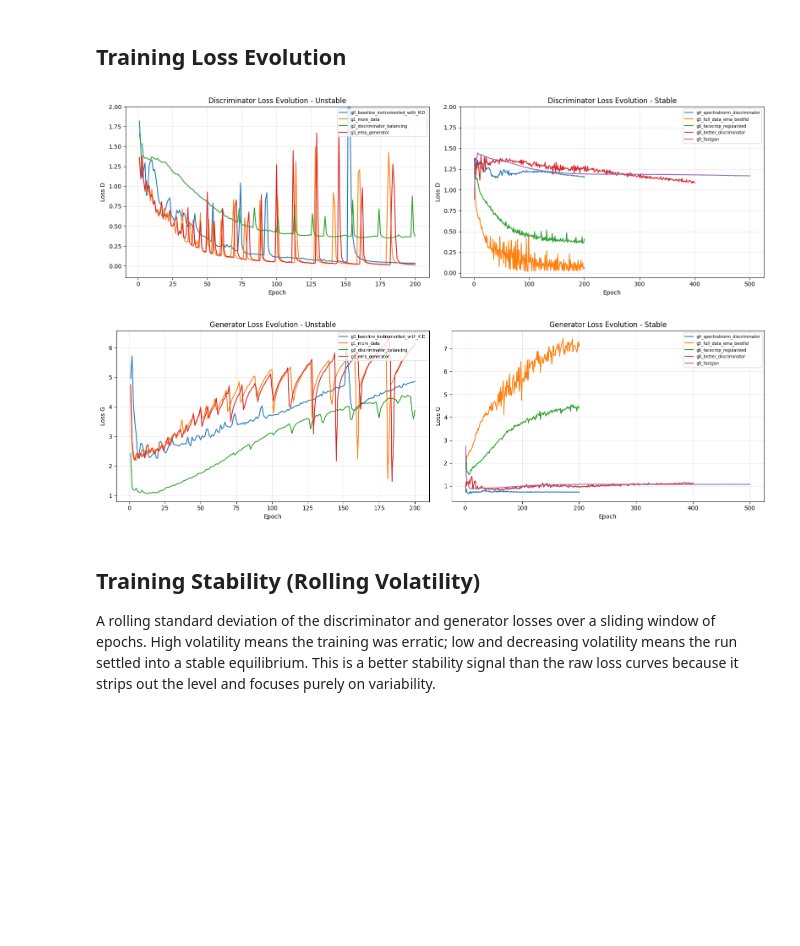
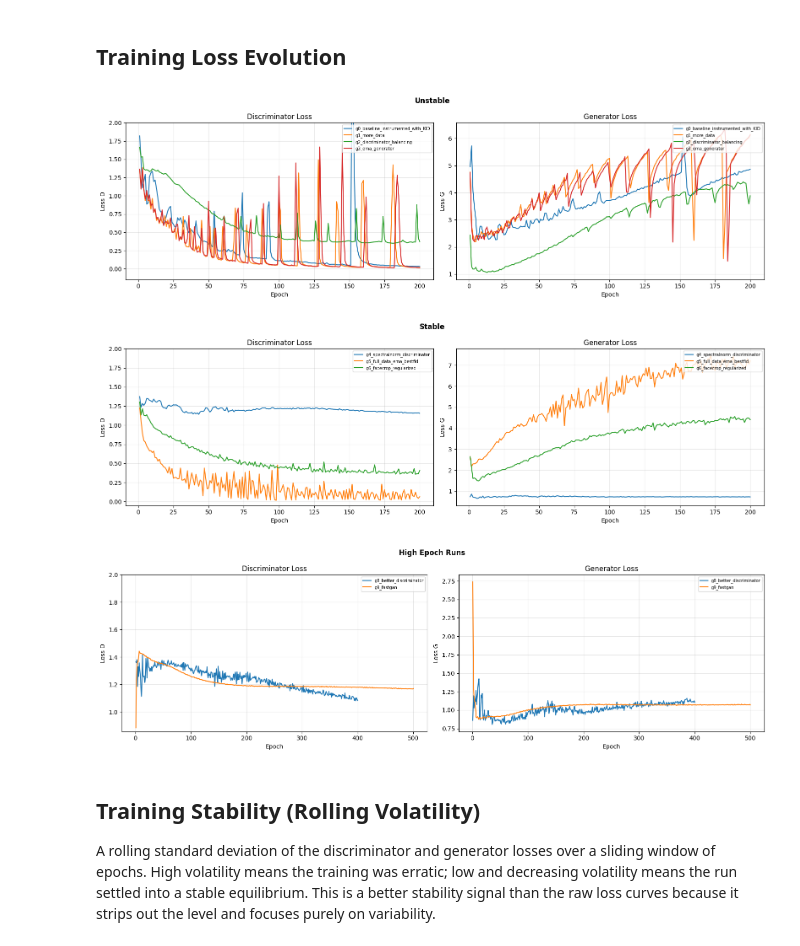
Before and after one commit to rafael-andre1/DeepFake-Image-Generation-And-Detection, a Jupyter notebook: modelComparison.ipynb, the cells around one changed output. Saved outputs shown, nothing was run; the diff lists cells and outputs as text; code cells hidden in the pictures; blank space fills up the shorter version.

Commit message:
Added Global Result Plots

```diff
--- a/modelComparison.ipynb
+++ b/modelComparison.ipynb
@@ -44,39 +44,34 @@ dict_values(['g0_baseline_instrumented_with_KID', 'g1_more_data', 'g2_discrimina
 # %%
 colors = plt.cm.tab10.colors
 
 all_items = list(dataframes_dict.items())
-groups = [all_items[:4], all_items[4:]]
-subtitles = ["Unstable", "Stable"]
+groups    = [all_items[:4], all_items[4:-2], all_items[-2:]]
+subtitles = ["Unstable", "Stable", "High Epoch Runs"]
 
-# Discriminator Loss
-fig, axes = plt.subplots(1, 2, figsize=(16, 5))
-for ax, group, subtitle in zip(axes, groups, subtitles):
+for group, subtitle in zip(groups, subtitles):
+    fig, (ax_d, ax_g) = plt.subplots(1, 2, figsize=(16, 5))
+    fig.suptitle(subtitle, fontsize=12, fontweight="bold")
+
     for (key, (df_metrics, df_train)), color in zip(group, colors):
-        ax.plot(df_train["epoch"], df_train["loss_d"], label=full_name[key], color=color)
-    ax.set_title(f"Discriminator Loss Evolution - {subtitle}")
-    ax.set_xlabel("Epoch")
-    ax.set_ylabel("Loss D")
-    ax.set_ylim(top=2.0)
-    ax.legend(fontsize=7, loc="upper right")
-    ax.grid(True, alpha=0.3)
-plt.tight_layout()
-plt.show()
+        label = full_name[key]
+        ax_d.plot(df_train["epoch"], df_train["loss_d"], label=label, color=color)
+        ax_g.plot(df_train["epoch"], df_train["loss_g"], label=label, color=color)
 
-# Generator Loss
-fig, axes = plt.subplots(1, 2, figsize=(16, 5))
-for ax, group, subtitle in zip(axes, groups, subtitles):
-    for (key, (df_metrics, df_train)), color in zip(group, colors):
-        ax.plot(df_train["epoch"], df_train["loss_g"], label=full_name[key], color=color)
-    ax.set_title(f"Generator Loss Evolution - {subtitle}")
-    ax.set_xlabel("Epoch")
-    ax.set_ylabel("Loss G")
-    ax.legend(fontsize=7, loc="upper right")
-    ax.grid(True, alpha=0.3)
-plt.tight_layout()
-plt.show()
+    ax_d.set_title("Discriminator Loss")
+    ax_d.set_xlabel("Epoch"); ax_d.set_ylabel("Loss D")
+    ax_d.set_ylim(top=2.0)
+    ax_d.legend(fontsize=7, loc="upper right"); ax_d.grid(True, alpha=0.3)
+
+    ax_g.set_title("Generator Loss")
+    ax_g.set_xlabel("Epoch"); ax_g.set_ylabel("Loss G")
+    ax_g.legend(fontsize=7, loc="upper right"); ax_g.grid(True, alpha=0.3)
+
+    plt.tight_layout()
+    plt.show()
 # %% [output]
-[figure, old version]
+[figure, new version]
-[figure, old version]
+[figure, new version]
+[figure, added]
 # %% [markdown]
 ## Training Stability (Rolling Volatility)
 
```
Also changed, not shown: parts of 15 cells of this notebook.
